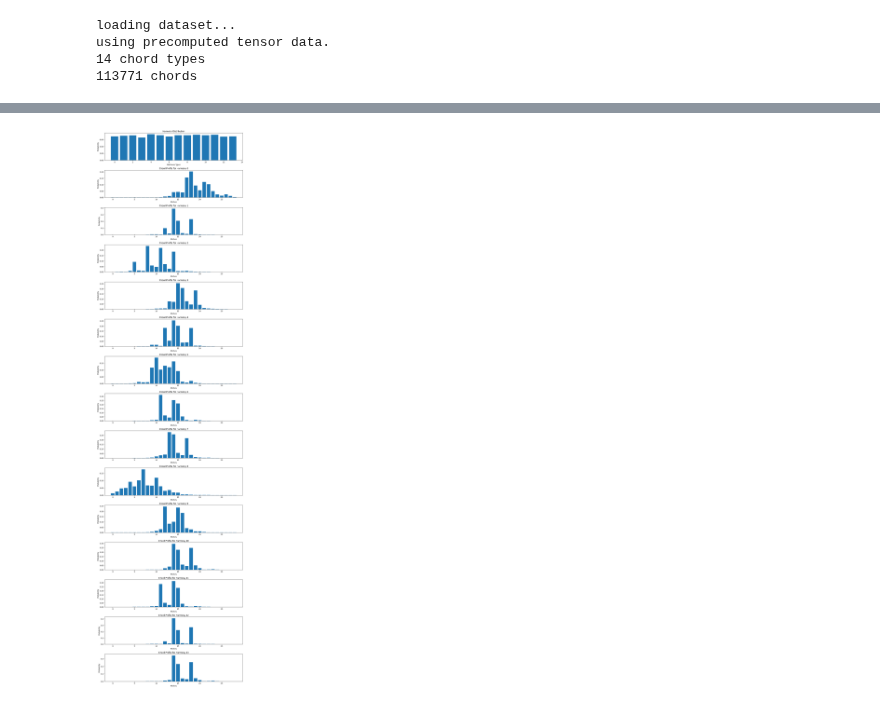
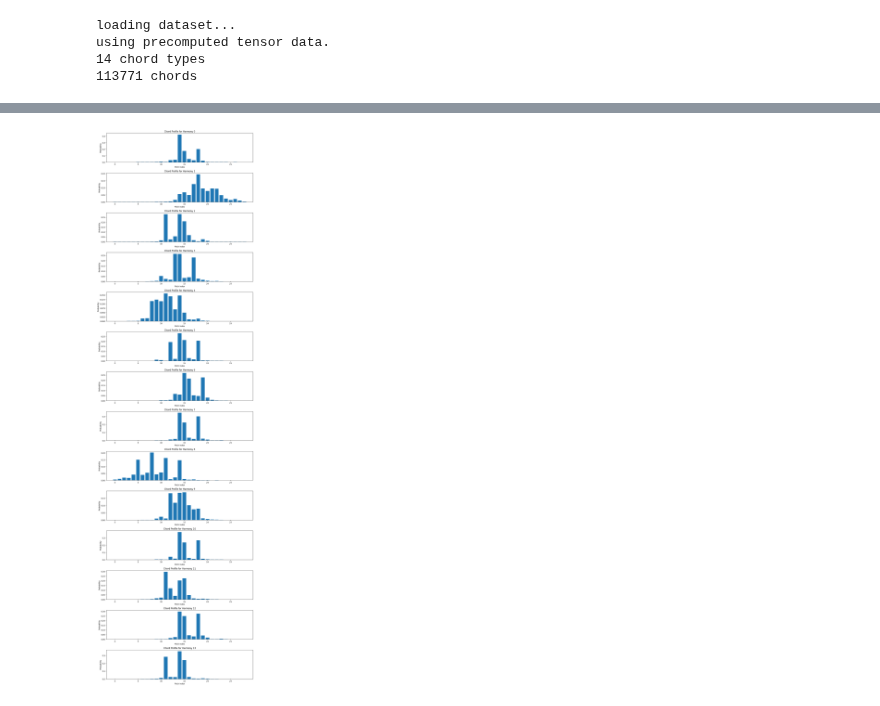
Before and after one commit to Urukat/Master-Thesis-AI, a Jupyter notebook: Simplified Amortization/simplified_amortization_5000_0.005.ipynb, the cells around one changed output, grey strips where cells are left out. Saved outputs shown, nothing was run; the diff lists cells and outputs as text; code cells hidden in the pictures.

```diff
--- a/Simplified Amortization/simplified_amortization_5000_0.005.ipynb
+++ b/Simplified Amortization/simplified_amortization_5000_0.005.ipynb
@@ -260,7 +271,6 @@ def infer_amortized_posteriors(nclusters, npcs, nharmonies, data, nsteps=5000, l
                          loss=pyro.infer.Trace_ELBO())
 
     losses = []
-    alpha_h_history = []
     alpha_phi_history = []
 
     for i in tqdm.tqdm(range(nsteps)):
@@ -269,7 +279,6 @@ def infer_amortized_posteriors(nclusters, npcs, nharmonies, data, nsteps=5000, l
 
         if collect_history:
             # collect parameter histories
-            alpha_h_history.append(pyro.param('alpha_h').detach().cpu().numpy())
             alpha_phi_history.append(pyro.param('alpha_phi').detach().cpu().numpy())
 
         # if step % 100 == 0:
@@ -290,5 +299,4 @@ def infer_amortized_posteriors(nclusters, npcs, nharmonies, data, nsteps=5000, l
     if save_as is not None:
         save_params(params, nharmonies, npcs, save_as)
 
-    return params, (alpha_h_history, alpha_phi_history) if collect_history else params
-    #return pyro.param('alpha_phi').detach().cpu().numpy(), amortized_guide
+    return params, amortized_guide, alpha_phi_history if collect_history else params
@@ -315,29 +365,17 @@ def plot_param_histories(alpha_h_history, alpha_phi_history):
 # %%
-def plot_amortized_inference_results(params, nharmonies, npcs, save_as=None):
-    # Extract harmony and chord profile parameters
-    harmony_params = params['alpha_h']
+def plot_chord_profiles(params, nharmonies, npcs, save_as=None):
     chord_profile_params = params['alpha_phi']
 
-    # Normalize the parameters
-    harmony_normalized = harmony_params / np.sum(harmony_params)
-    chord_profile_normalized = np.array([cp / np.sum(cp) for cp in chord_profile_params])
+    fig, axs = plt.subplots(nharmonies, 1, figsize=(12, 3 * nharmonies), squeeze=False)
 
-    num_subplots = nharmonies + 1
-
-    fig, axs = plt.subplots(num_subplots, 1, figsize=(12, 3 * num_subplots))
-
-    # Plot harmony distribution
-    axs[0].bar(np.arange(len(harmony_normalized)), harmony_normalized)
-    axs[0].set_title('Harmony Distribution')
-    axs[0].set_xlabel('Harmony Types')
-    axs[0].set_ylabel('Probability')
-
-    # Plot chord profile parameters for each harmony
+    # plot chord profile parameters for each harmony
     for i in range(nharmonies):
-        axs[i + 1].bar(np.arange(npcs), chord_profile_normalized[i])
-        axs[i + 1].set_title(f'Chord Profile for Harmony {i}')
-        axs[i + 1].set_xlabel('Pitches')
-        axs[i + 1].set_ylabel('Probability')
+        # Normalize chord profile parameters for plotting
+        chord_profile_normalized = chord_profile_params[i] / np.sum(chord_profile_params[i])
+        axs[i, 0].bar(np.arange(npcs), chord_profile_normalized)
+        axs[i, 0].set_title(f'Chord Profile for Harmony {i}')
+        axs[i, 0].set_xlabel('Pitch Index')
+        axs[i, 0].set_ylabel('Probability')
 
     plt.tight_layout()
     if save_as:
@@ -353,7 +391,7 @@ using precomputed tensor data.
 14 chord types
 113771 chords
 # %%
-dcml_params, (alpha_h_history, alpha_phi_history) = infer_amortized_posteriors(14, npcs, len(dcml_chordtypes), dcml_obs,
+dcml_params, amortized_guide, alpha_phi_history = infer_amortized_posteriors(14, npcs, len(dcml_chordtypes), dcml_obs,
                                                                               nsteps=5000, lr=0.005, plot_loss=True,
                                                                               save_as="dcml_amortized_params", collect_history=True
                                                                               )
@@ -368,4 +413,4 @@ plot_param_histories(alpha_h_history, alpha_phi_history)
 # %%
-plot_amortized_inference_results(dcml_params, len(dcml_chordtypes), npcs, save_as="dcml_amortized_params")
+plot_chord_profiles(dcml_params, len(dcml_chordtypes), npcs, save_as="dcml_chord_profiles")
 # %% [output]
-[figure, old version]
+[figure, new version]
```
Also changed, not shown: parts of 12 cells of this notebook.
